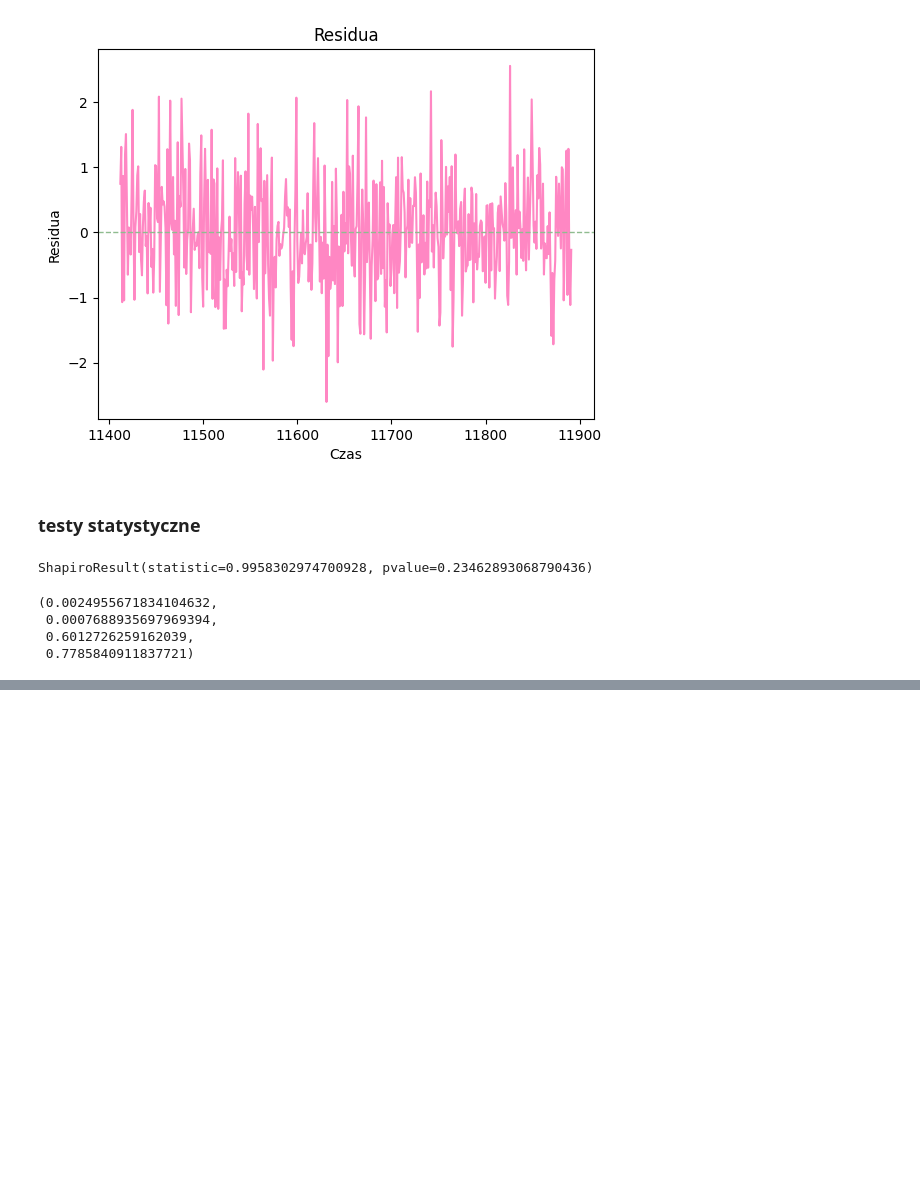
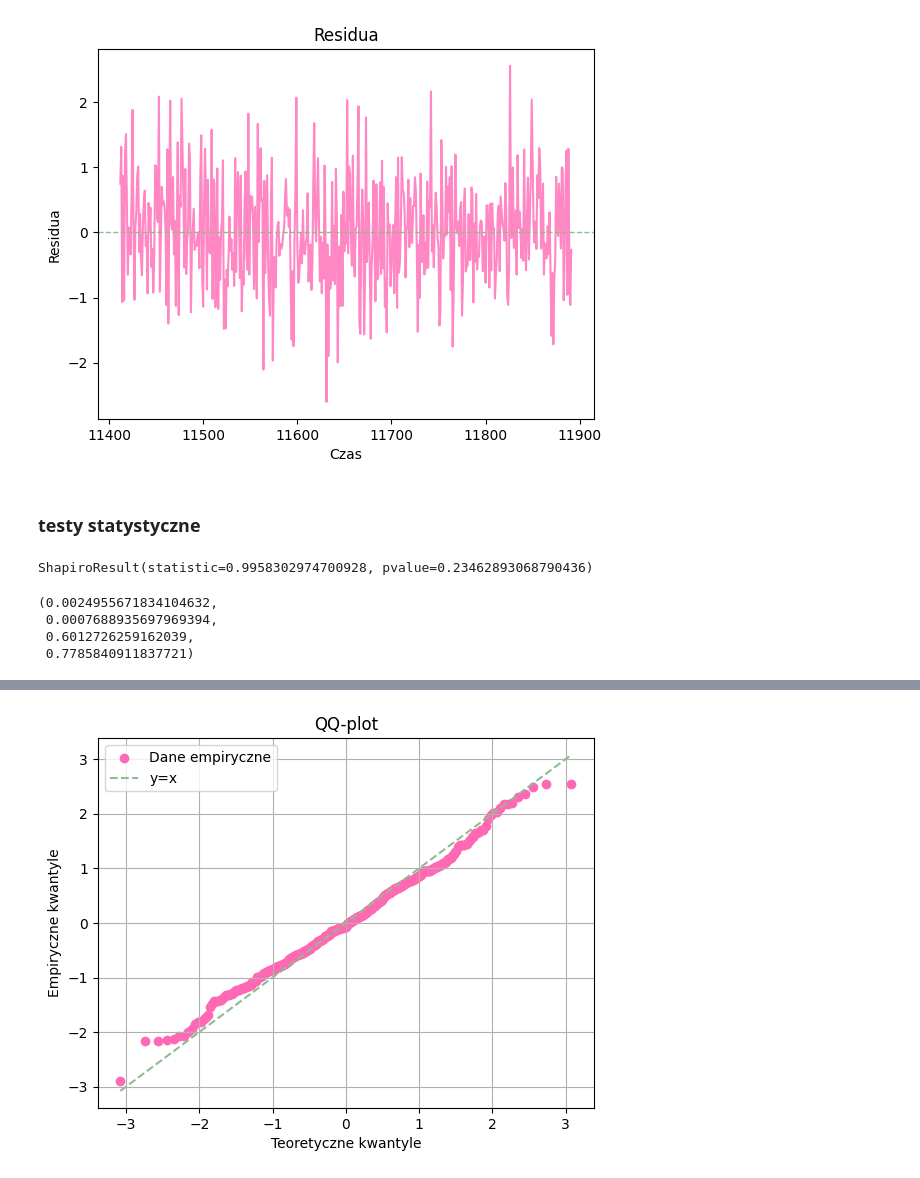
Before and after one commit to MariaNowacka/raport_kaszcz, a Jupyter notebook: sprawko.ipynb, the cells around one changed output, grey strips where cells are left out. Saved outputs shown, nothing was run; the diff lists cells and outputs as text; code cells hidden in the pictures; blank space fills up the shorter version.

Commit message:
qqplot i inne wykresy

```diff
--- a/sprawko.ipynb
+++ b/sprawko.ipynb
@@ -635,0 +651,18 @@ np.mean(residuals3), np.mean(X3), np.var(residuals3), np.var(X3)
+# %%
+data = X2
+data_sorted = np.sort(data)
+n = len(data)
+quantile_positions = (np.arange(1, n + 1) - 0.5) / n
+theoretical_quantiles = stats.norm.ppf(quantile_positions)
+# plt.figure(figsize=(8, 6))
+plt.scatter(theoretical_quantiles, data_sorted, color="hotpink", label="Dane empiryczne")
+plt.plot(theoretical_quantiles, theoretical_quantiles, color="darkseagreen", label="y=x", linestyle="--")
+plt.xlabel("Teoretyczne kwantyle")
+plt.ylabel("Empiryczne kwantyle")
+plt.title("QQ-plot")
+plt.legend()
+plt.grid()
+plt.savefig('qqplot.png')
+plt.show()
+# %% [output]
+[figure, added]
```
Also changed, not shown: parts of 8 cells of this notebook, 3 other files.
